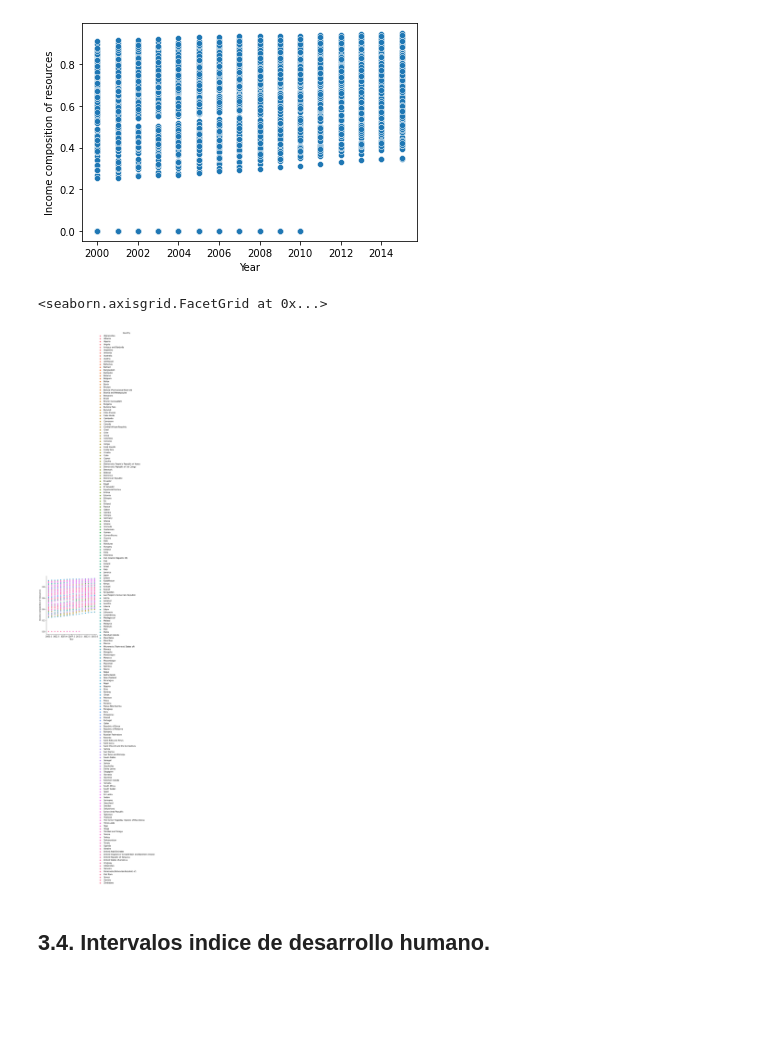
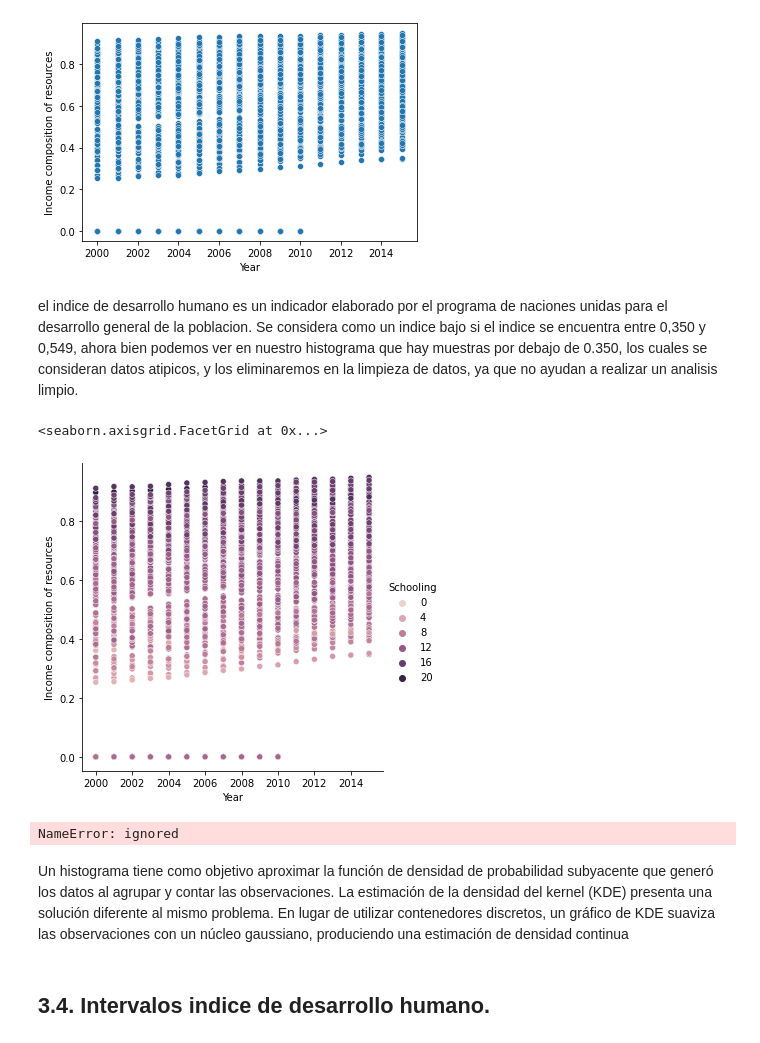
Before and after one commit to julianmoreno1123/Analitica-de-datos, a Jupyter notebook: Proyecto.ipynb, the cells around one changed output. Saved outputs shown, nothing was run; the diff lists cells and outputs as text; code cells hidden in the pictures; blank space fills up the shorter version.

```diff
--- a/Proyecto.ipynb
+++ b/Proyecto.ipynb
@@ -368,11 +363,22 @@ sns.scatterplot(data=df, x="Year", y="Income composition of resources")
 # %% [output]
 <matplotlib.axes._subplots.AxesSubplot at 0x...>
 [figure]
+# %% [markdown]
+el indice de desarrollo humano es un indicador  elaborado por el programa de naciones unidas para el desarrollo general de la poblacion. Se considera como un indice bajo si el indice se encuentra entre 0,350 y 0,549, ahora bien podemos ver en nuestro histograma que hay muestras por debajo de 0.350, los cuales se consideran datos atipicos, y los eliminaremos en la limpieza de datos, ya que no ayudan a realizar un analisis limpio.
 # %%
-sns.relplot(data=df, x="Year", y="Income composition of resources", hue="Country")
+sns.relplot(data=df, x="Year", y="Income composition of resources", hue="Schooling")
 # %% [output]
 <seaborn.axisgrid.FacetGrid at 0x...>
-[figure, old version]
+[figure, new version]
+# %%
+awa= df.Year.value_counts().index
+g = sns.FacetGrid(df, row="Year", row_order=awa,
+                  height=1.7, aspect=4,)
+g.map(sns.kdeplot, "Income composition of resources")
+# %% [output]
+NameError: ignored
+# %% [markdown]
+Un histograma tiene como objetivo aproximar la función de densidad de probabilidad subyacente que generó los datos al agrupar y contar las observaciones. La estimación de la densidad del kernel (KDE) presenta una solución diferente al mismo problema. En lugar de utilizar contenedores discretos, un gráfico de KDE suaviza las observaciones con un núcleo gaussiano, produciendo una estimación de densidad continua
 # %% [markdown]
 ## 3.4. Intervalos indice de desarrollo humano.
 # %%
```
Also changed, not shown: parts of 4 cells of this notebook.
